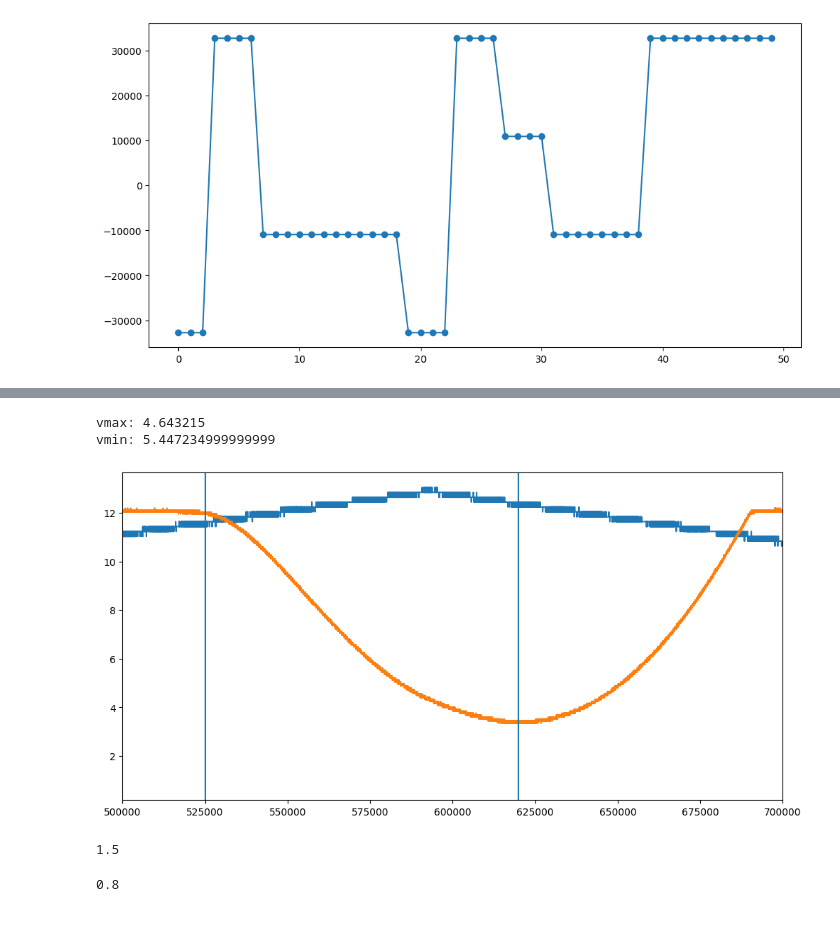
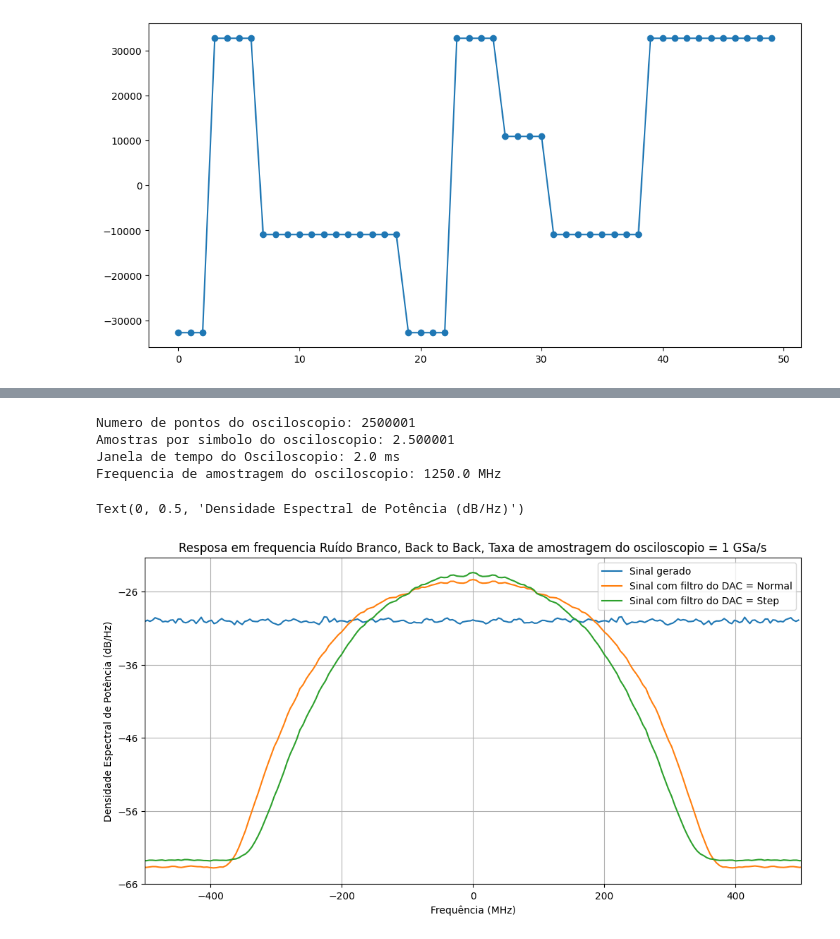
Before and after one commit to LucasLobo7/TCC, a Jupyter notebook: Equipamentos/Simulacao_Completa.ipynb, the cells around one changed output, grey strips where cells are left out. Saved outputs shown, nothing was run; the diff lists cells and outputs as text; code cells hidden in the pictures.

```diff
--- a/Equipamentos/Simulacao_Completa.ipynb
+++ b/Equipamentos/Simulacao_Completa.ipynb
@@ -293,26 +271,31 @@ ber: 0.04007923076923077
-# %%
-t,v = AdquirirOnda(scope,3)
-t,p = AdquirirOnda(scope,1)
-plt.plot(v+7)
-plt.plot(p)
-#plt.plot(v,p)
-
-plt.xlim(0.5e6,0.7e6)
-
-plt.axvline(525000)
-plt.axvline(620000)
-
-print(f'vmax: {v[525000]}')
-print(f'vmin: {v[620000]}')
-# %% [output]
-vmax: 4.643215
-vmin: 5.447234999999999
-[figure, removed]
-# %%
-np.mean(np.array([1,2]))
-# %% [output]
-1.5
-# %%
-len(y)/(nsimbolos)/SPS
-# %% [output]
-0.8
+# %%
+scope.write(':SINGle')
+
+scope.write(":WAVeform:POINts:MODE MAX")
+
+scope.write(':WAVeform:POINts 10000000')
+t,y = AdquirirOnda(scope,3)
+
+
+print(f'Numero de pontos do osciloscopio: {len(y)}')
+print(f'Amostras por simbolo do osciloscopio: {len(y)/(nsimbolos)}')
+print(f'Janela de tempo do Osciloscopio: {round((t[-1]-t[0])*1e3,3)} ms')
+print(f'Frequencia de amostragem do osciloscopio: {round(1e-6/(t[1]-t[0]),3)} MHz')
+
+plt.psd(pnorm(ruido),Fs=1000,sides='twosided')
+plt.psd(pnorm(ynormal-np.mean(ynormal)),Fs=1e-6/(t[1]-t[0]),sides='twosided')
+plt.psd(pnorm(ystep-np.mean(ystep)),Fs=1e-6/(t[1]-t[0]),sides='twosided')
+plt.xlim(-500,500)
+#plt.axhline(-22.5,linestyle='--',color='k')
+#plt.axhline(-26.5,linestyle='--',color='k')
+plt.title('Resposa em frequencia Ruído Branco, Back to Back, Taxa de amostragem do osciloscopio = 1 GSa/s')
+plt.legend(['Sinal gerado','Sinal com filtro do DAC = Normal','Sinal com filtro do DAC = Step'])
+plt.xlabel('Frequência (MHz)')
+plt.ylabel('Densidade Espectral de Potência (dB/Hz)')
+# %% [output]
+Numero de pontos do osciloscopio: 2500001
+Amostras por simbolo do osciloscopio: 2.500001
+Janela de tempo do Osciloscopio: 2.0 ms
+Frequencia de amostragem do osciloscopio: 1250.0 MHz
+Text(0, 0.5, 'Densidade Espectral de Potência (dB/Hz)')
+[figure, added]
```
Also changed, not shown: parts of 15 cells of this notebook, 2 other files.
